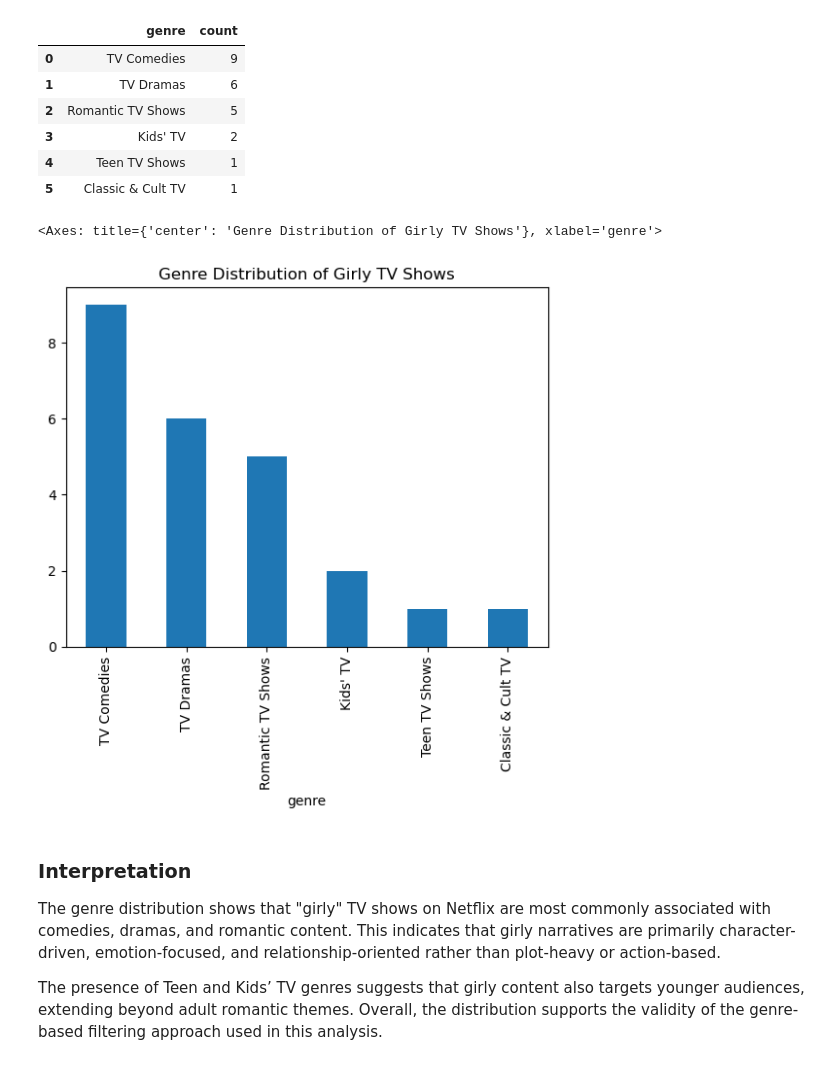
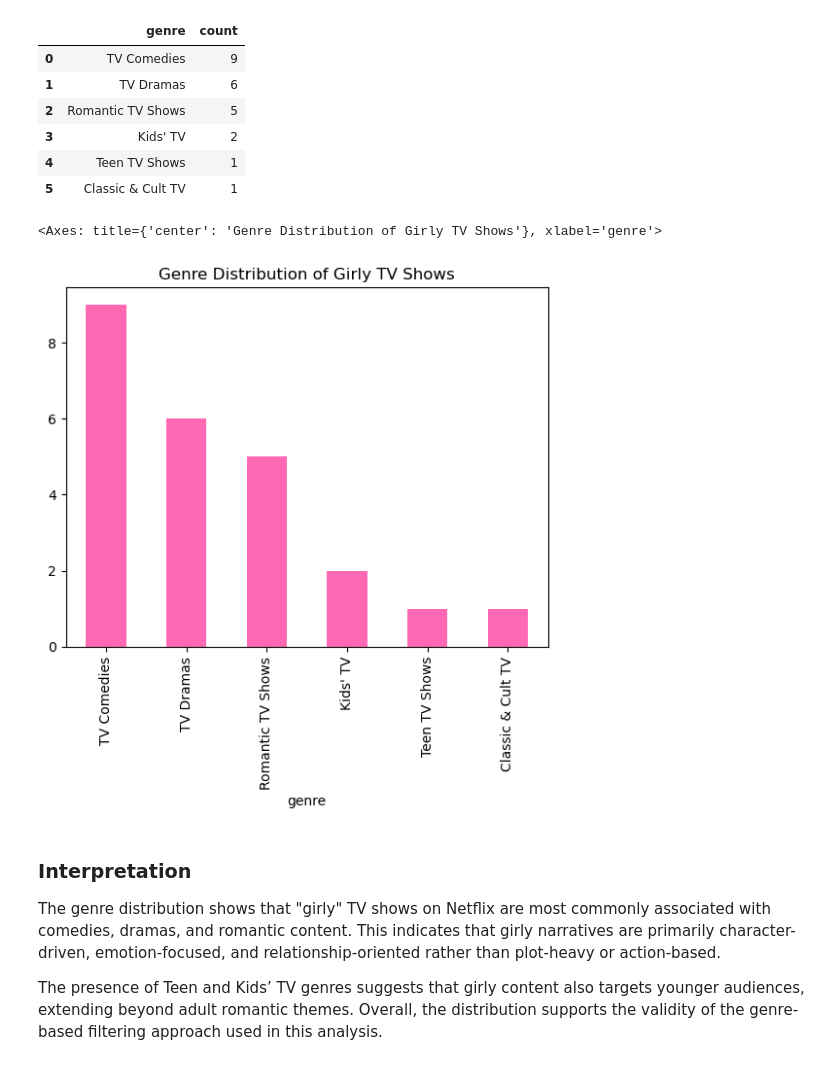
Before and after one commit to nesli10/netflix-girly-shows-analysis, a Jupyter notebook: notebooks/01_data_overview.ipynb, the cells around one changed output. Cells and saved outputs as stored; diff of their text form; code cells hidden in the pictures.

```diff
--- a/notebooks/01_data_overview.ipynb
+++ b/notebooks/01_data_overview.ipynb
@@ -510,14 +511,15 @@ genre_counts
 # %%
 genre_counts.plot(
     kind="bar",
     x="genre",
     y="count",
     title="Genre Distribution of Girly TV Shows",
+    color="#FF69B4",
     legend=False
 )
 # %% [output]
 <Axes: title={'center': 'Genre Distribution of Girly TV Shows'}, xlabel='genre'>
-[figure, old version]
+[figure, new version]
 # %% [markdown]
 ### Interpretation
 
```
Also changed, not shown: parts of 6 cells of this notebook.
